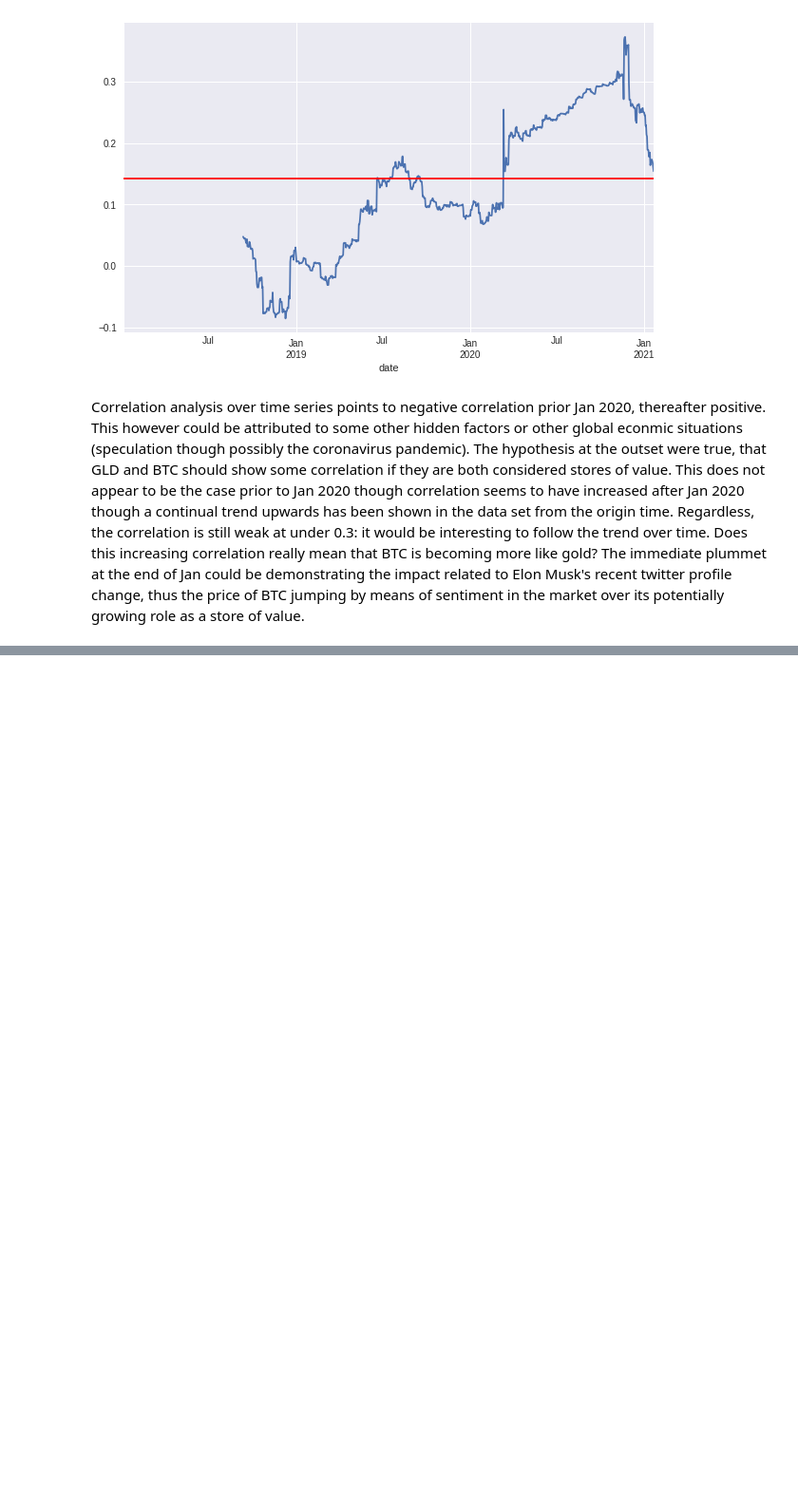
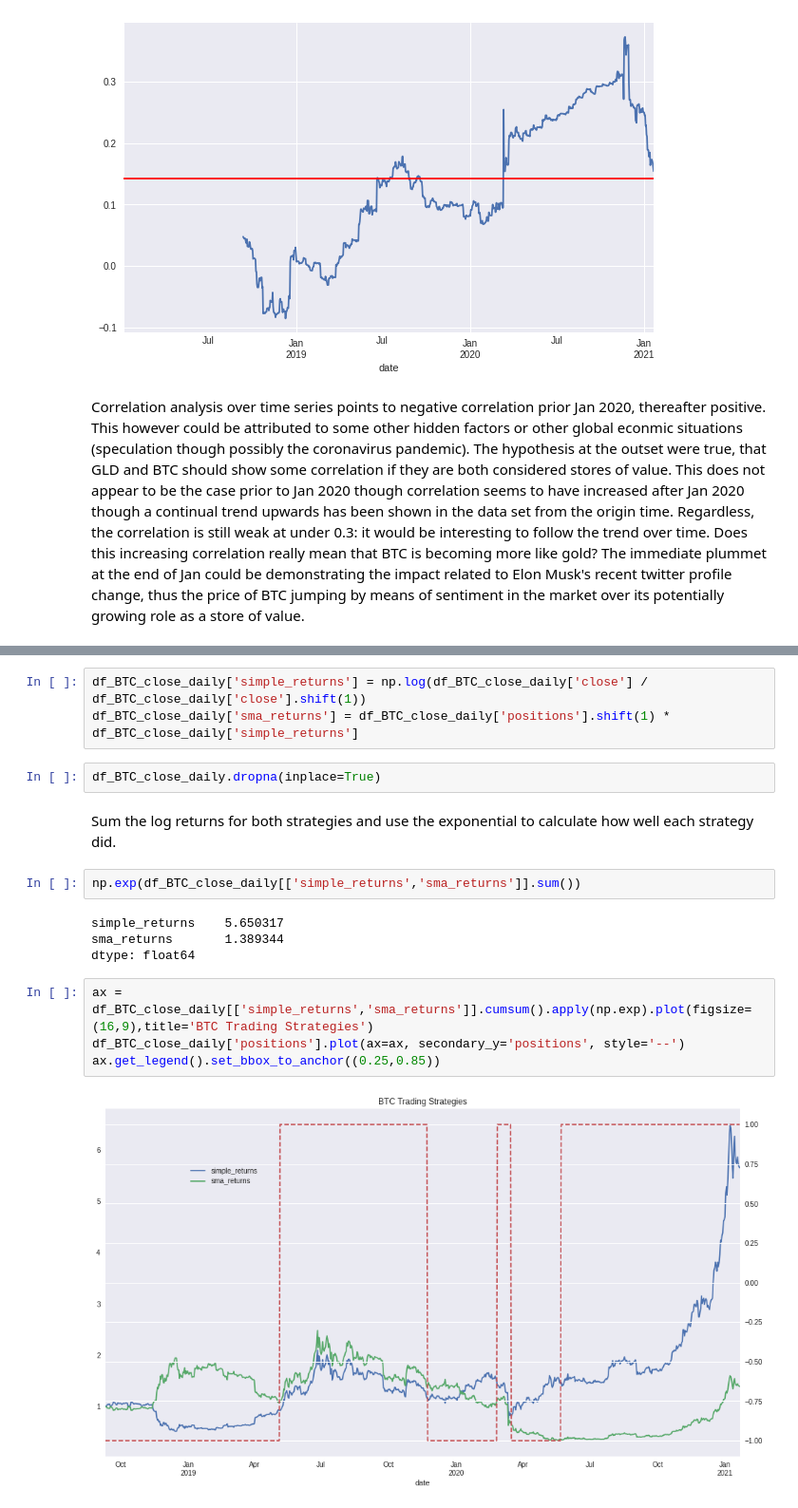
Before and after one commit to rsiwicki/rock_dex, a Jupyter notebook: blockchain_labs_rockdex.ipynb, the cells around one changed output, grey strips where cells are left out. Shown at 95% size. Cells and saved outputs as stored; diff of their text form; blank space fills up the shorter version.

```diff
--- a/blockchain_labs_rockdex.ipynb
+++ b/blockchain_labs_rockdex.ipynb
@@ -429,0 +452,19 @@ Correlation analysis over time series points to negative correlation prior Jan 2
+# %%
+df_BTC_close_daily['simple_returns'] = np.log(df_BTC_close_daily['close'] / df_BTC_close_daily['close'].shift(1))
+df_BTC_close_daily['sma_returns'] = df_BTC_close_daily['positions'].shift(1) * df_BTC_close_daily['simple_returns']
+# %%
+df_BTC_close_daily.dropna(inplace=True)
+# %% [markdown]
+Sum the log returns for both strategies and use the exponential to calculate how well each strategy did.
+# %%
+np.exp(df_BTC_close_daily[['simple_returns','sma_returns']].sum())
+# %% [output]
+simple_returns    5.650317
+sma_returns       1.389344
+dtype: float64
+# %%
+ax = df_BTC_close_daily[['simple_returns','sma_returns']].cumsum().apply(np.exp).plot(figsize=(16,9),title='BTC Trading Strategies')
+df_BTC_close_daily['positions'].plot(ax=ax, secondary_y='positions', style='--')
+ax.get_legend().set_bbox_to_anchor((0.25,0.85))
+# %% [output]
+[figure, added]
```
Also changed, not shown: parts of 7 cells of this notebook.
